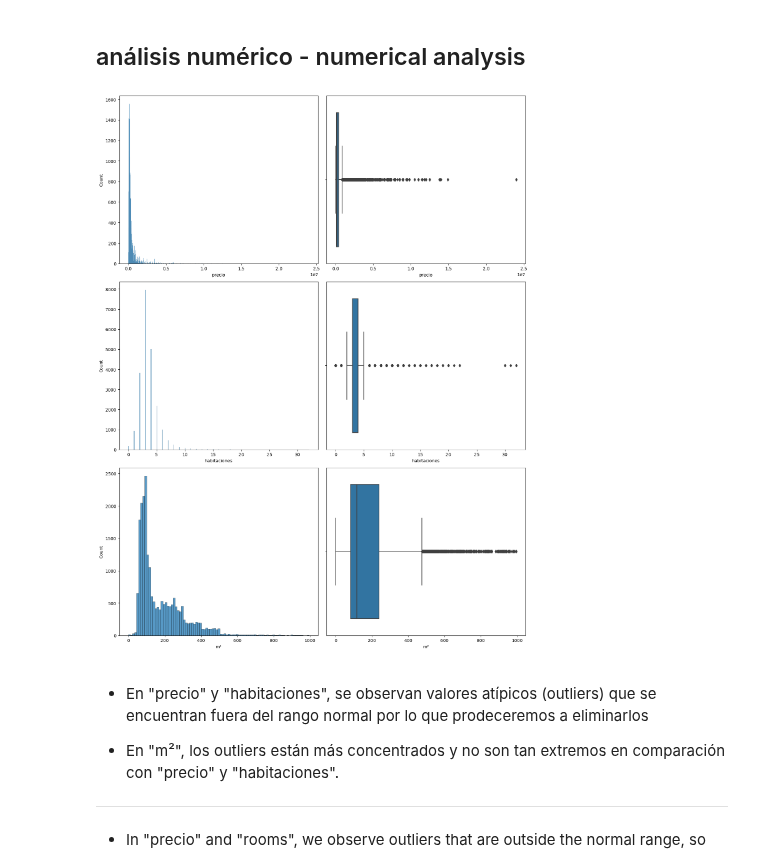
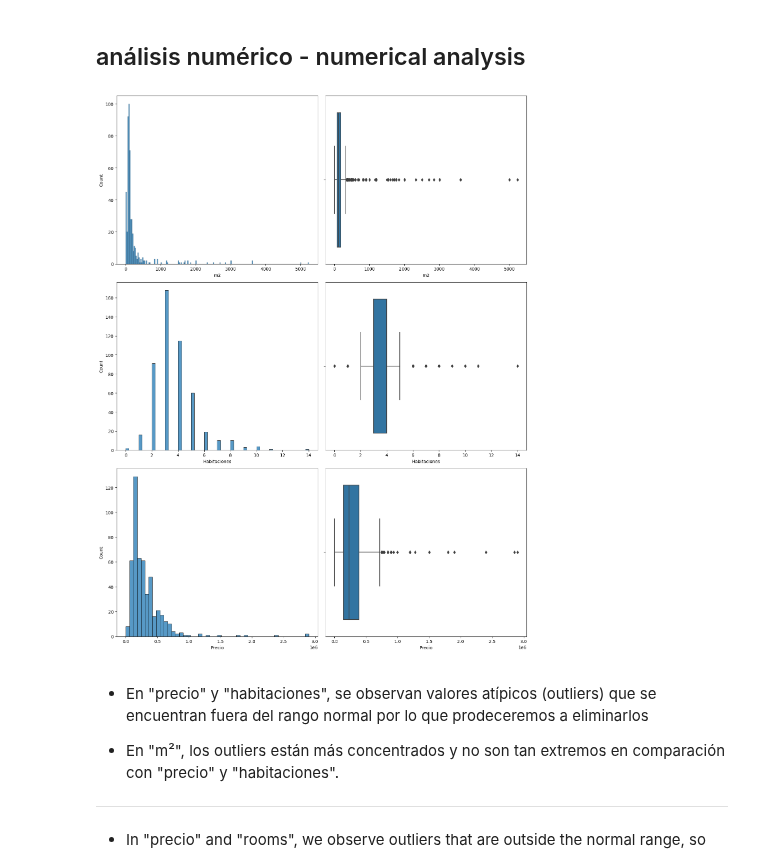
Before and after one commit to 4GeeksAcademy/028-PROYECTO_FINAL_VIVIENDAS-main-4geeks, a Jupyter notebook: src/PROVINCIAS/a_coruña_limpio_eda.ipynb, the cells around one changed output. Saved outputs shown, nothing was run; the diff lists cells and outputs as text; code cells hidden in the pictures.

```diff
--- a/src/PROVINCIAS/a_coruña_limpio_eda.ipynb
+++ b/src/PROVINCIAS/a_coruña_limpio_eda.ipynb
@@ -132,25 +157,28 @@ plt.show()
 # %%
 import matplotlib.pyplot as plt
 import seaborn as sns
 
+# Muestra aleatoria de los datos (ajusta el tamaño según sea necesario)
+dataframe_sample = dataframe.sample(n=500)  # Cambia 1000 por el tamaño de muestra deseado
+
 # Crear una figura de subplots con configuración de 3 filas y 2 columnas
 fig, axis = plt.subplots(3, 2, figsize=(14, 18))
 
-# Gráficos de las variables numéricas
-sns.histplot(ax=axis[0, 0], data=dataframe, x="precio")
-sns.boxplot(ax=axis[0, 1], data=dataframe, x="precio")
-sns.histplot(ax=axis[1, 0], data=dataframe, x="habitaciones")
-sns.boxplot(ax=axis[1, 1], data=dataframe, x="habitaciones")
-sns.histplot(ax=axis[2, 0], data=dataframe, x="m²")
-sns.boxplot(ax=axis[2, 1], data=dataframe, x="m²")
+# Gráficos de las variables numéricas en la muestra aleatoria
+sns.histplot(ax=axis[0, 0], data=dataframe_sample, x="m2")
+sns.boxplot(ax=axis[0, 1], data=dataframe_sample, x="m2")
+sns.histplot(ax=axis[1, 0], data=dataframe_sample, x="Habitaciones")
+sns.boxplot(ax=axis[1, 1], data=dataframe_sample, x="Habitaciones")
+sns.histplot(ax=axis[2, 0], data=dataframe_sample, x="Precio")
+sns.boxplot(ax=axis[2, 1], data=dataframe_sample, x="Precio")
 
 # Ajustar el layout
 plt.tight_layout()
 
 # Mostrar el plot
 plt.show()
 # %% [output]
-[figure, old version]
+[figure, new version]
 # %% [markdown]
 - En "precio" y "habitaciones", se observan valores atípicos (outliers) que se encuentran fuera del rango normal por lo que prodeceremos a eliminarlos
 
```
Also changed, not shown: parts of 17 cells of this notebook, 51 other files.
